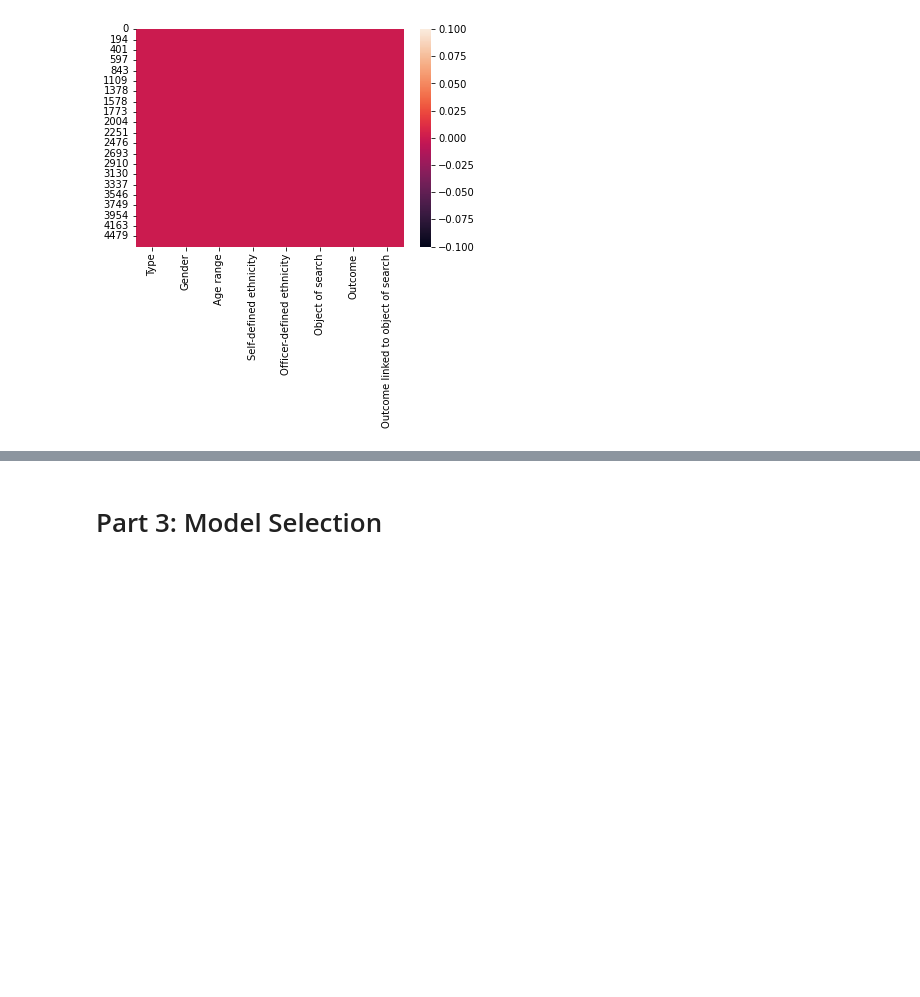
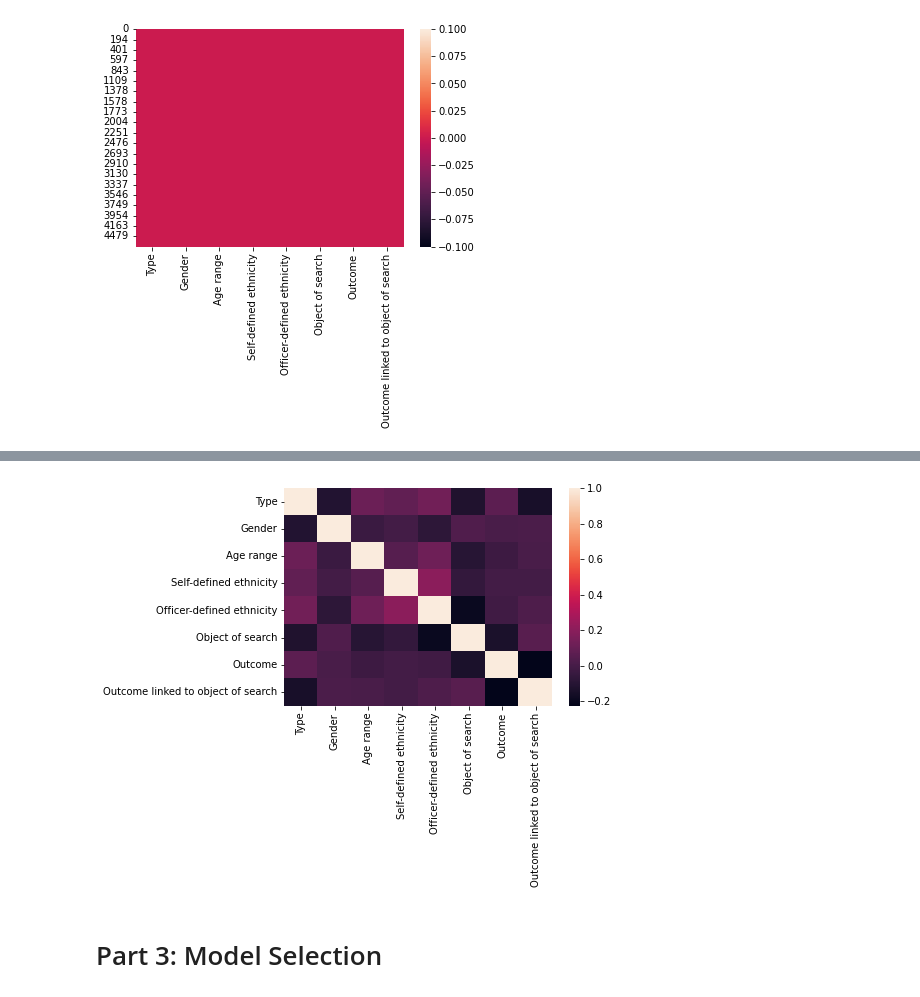
Before and after one commit to aranlemaur/Basics-Tutorial, a Jupyter notebook: WIP_Project_Practice_3.ipynb, the cells around one changed output, grey strips where cells are left out. Cells and saved outputs as stored; diff of their text form; code cells hidden in the pictures; blank space fills up the shorter version.

```diff
--- a/WIP_Project_Practice_3.ipynb
+++ b/WIP_Project_Practice_3.ipynb
@@ -185,0 +238,5 @@ Unique FN: ['18-24' '25-34' 'over 34' '10-17' nan 'Age range']
+# %%
+sns.heatmap(corr)
+plt.show()
+# %% [output]
+[figure, added]
```
Also changed, not shown: parts of 11 cells of this notebook.
